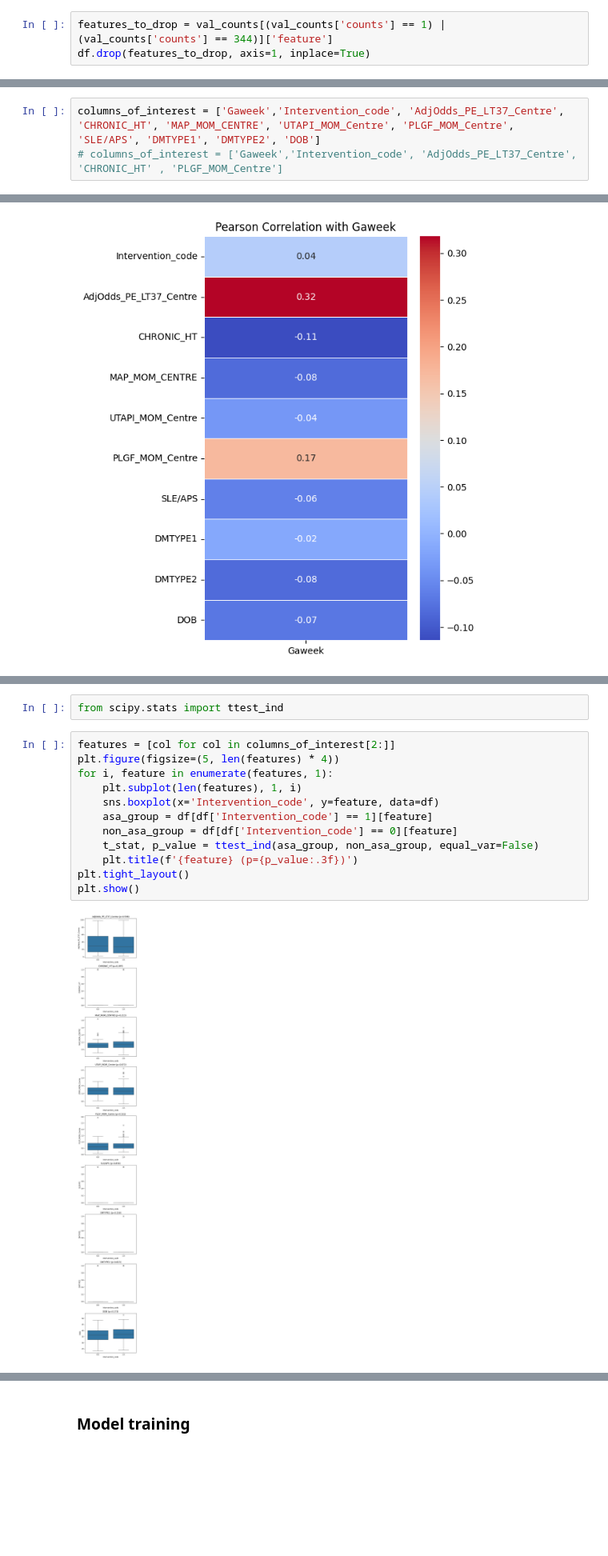
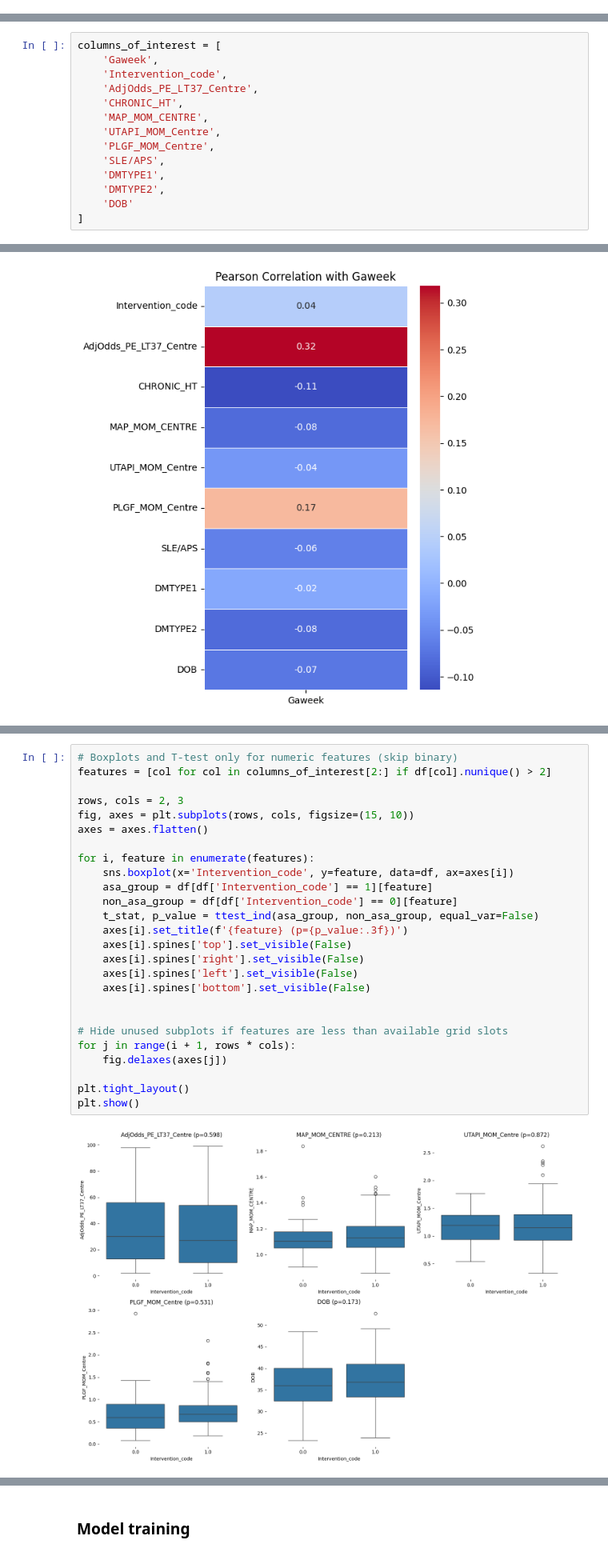
Before and after one commit to longna88/ga-shift-prediction, a Jupyter notebook: Shift_prediction.ipynb, the cells around one changed output, grey strips where cells are left out. Shown: that part at 80% size. Cells and saved outputs as stored; diff of their text form; blank space fills up the shorter version.

```diff
--- a/Shift_prediction.ipynb
+++ b/Shift_prediction.ipynb
@@ -134,3 +46,0 @@ val_counts
-# %%
-features_to_drop = val_counts[(val_counts['counts'] == 1) | (val_counts['counts'] == 344)]['feature']
-df.drop(features_to_drop, axis=1, inplace=True)
@@ -211,6 +59,17 @@ Name: DOB, Length: 344, dtype: float64
 # %%
-columns_of_interest = ['Gaweek','Intervention_code', 'AdjOdds_PE_LT37_Centre', 'CHRONIC_HT', 'MAP_MOM_CENTRE', 'UTAPI_MOM_Centre', 'PLGF_MOM_Centre', 'SLE/APS', 'DMTYPE1', 'DMTYPE2', 'DOB']
-# columns_of_interest = ['Gaweek','Intervention_code', 'AdjOdds_PE_LT37_Centre', 'CHRONIC_HT' , 'PLGF_MOM_Centre']
+columns_of_interest = [
+    'Gaweek',
+    'Intervention_code',
+    'AdjOdds_PE_LT37_Centre',
+    'CHRONIC_HT',
+    'MAP_MOM_CENTRE',
+    'UTAPI_MOM_Centre',
+    'PLGF_MOM_Centre',
+    'SLE/APS',
+    'DMTYPE1',
+    'DMTYPE2',
+    'DOB'
+]
 # %%
 df[columns_of_interest]
 # %% [output]
@@ -304,16 +125,28 @@ columns_of_interest
-# %%
-from scipy.stats import ttest_ind
 # %%
-features = [col for col in columns_of_interest[2:]]
-plt.figure(figsize=(5, len(features) * 4))
-for i, feature in enumerate(features, 1):
-    plt.subplot(len(features), 1, i)
-    sns.boxplot(x='Intervention_code', y=feature, data=df)
+# Boxplots and T-test only for numeric features (skip binary)
+features = [col for col in columns_of_interest[2:] if df[col].nunique() > 2]
+
+rows, cols = 2, 3
+fig, axes = plt.subplots(rows, cols, figsize=(15, 10))
+axes = axes.flatten()
+
+for i, feature in enumerate(features):
+    sns.boxplot(x='Intervention_code', y=feature, data=df, ax=axes[i])
     asa_group = df[df['Intervention_code'] == 1][feature]
     non_asa_group = df[df['Intervention_code'] == 0][feature]
     t_stat, p_value = ttest_ind(asa_group, non_asa_group, equal_var=False)
-    plt.title(f'{feature} (p={p_value:.3f})')
+    axes[i].set_title(f'{feature} (p={p_value:.3f})')
+    axes[i].spines['top'].set_visible(False)
+    axes[i].spines['right'].set_visible(False)
+    axes[i].spines['left'].set_visible(False)
+    axes[i].spines['bottom'].set_visible(False)
+
+
+# Hide unused subplots if features are less than available grid slots
+for j in range(i + 1, rows * cols):
+    fig.delaxes(axes[j])
+
 plt.tight_layout()
 plt.show()
 # %% [output]
-[figure, old version]
+[figure, new version]
```
Also changed, not shown: parts of 40 cells of this notebook.
